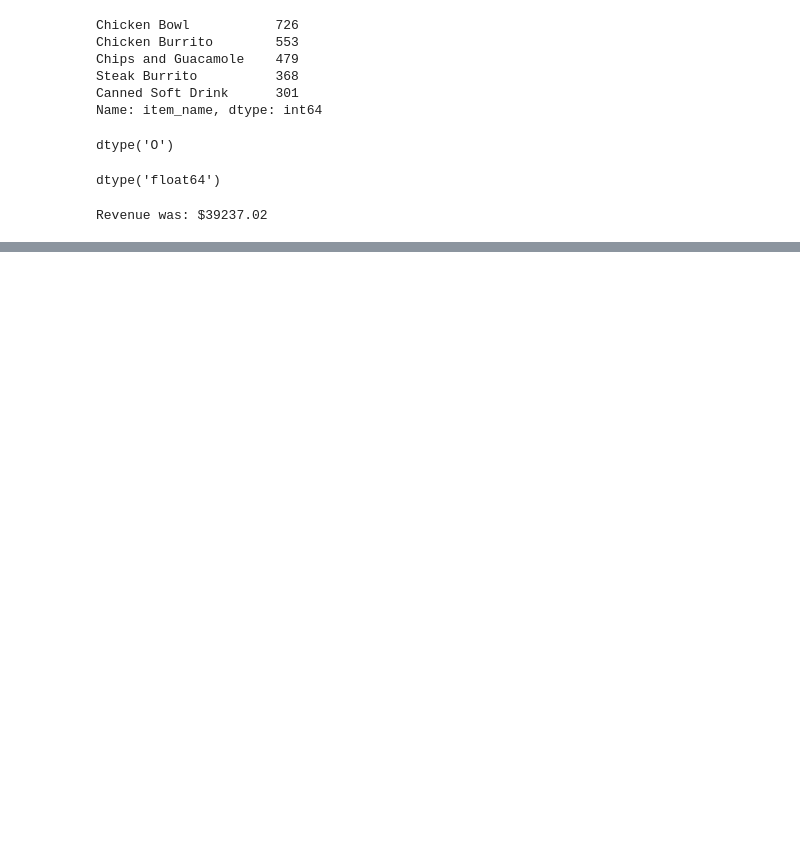
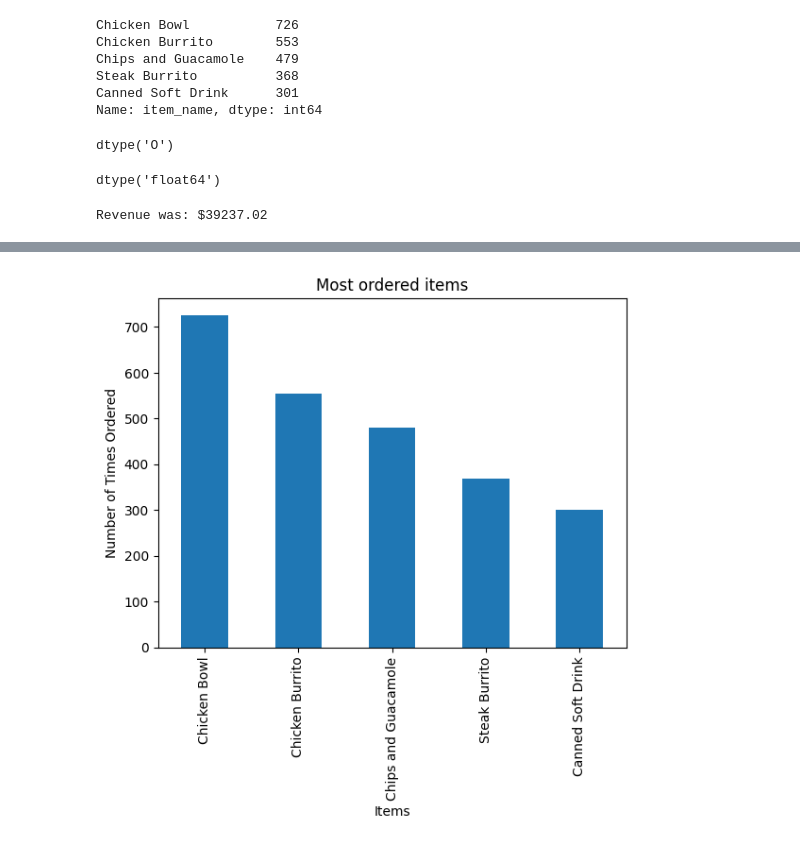
Before and after one commit to HSE-intro-python-2023-24/lectures-and-seminars, a Jupyter notebook: seminar_5_numpy_pandas.ipynb, the cells around one changed output, grey strips where cells are left out. Drawn from its saved outputs; the diff is of its cells as text; code cells hidden in the pictures; blank space fills up the shorter version.

```diff
--- a/seminar_5_numpy_pandas.ipynb
+++ b/seminar_5_numpy_pandas.ipynb
@@ -142,24 +261,20 @@ c.head(1)
 # %%
 # Задание: постройте гистограмму топ 5 заказанных блюд
-# Берем все заказанные блюда
-x = data.item_name
-
-# С помощью класса Counter создаем словарь название: количество
-item_counts = Counter(x)
-
-# СОздаем датафрейм
-df = pd.DataFrame.from_dict(item_counts, orient='index')
 
 # TODO
+df = data.item_name.value_counts()[:5]
 
+df.plot(kind='bar')
 
 # Set the title and labels
 plt.xlabel('Items')
 plt.ylabel('Number of Times Ordered')
 plt.title('Most ordered items')
 
 # show the plot
 plt.show()
+# %% [output]
+[figure, added]
 # %%
 # Задание: постройте scatter plot, в котром по оси X будут стоимости заказов, а по оси Y -- количество раз этих заказов
 
```
Also changed, not shown: parts of 17 cells of this notebook.
